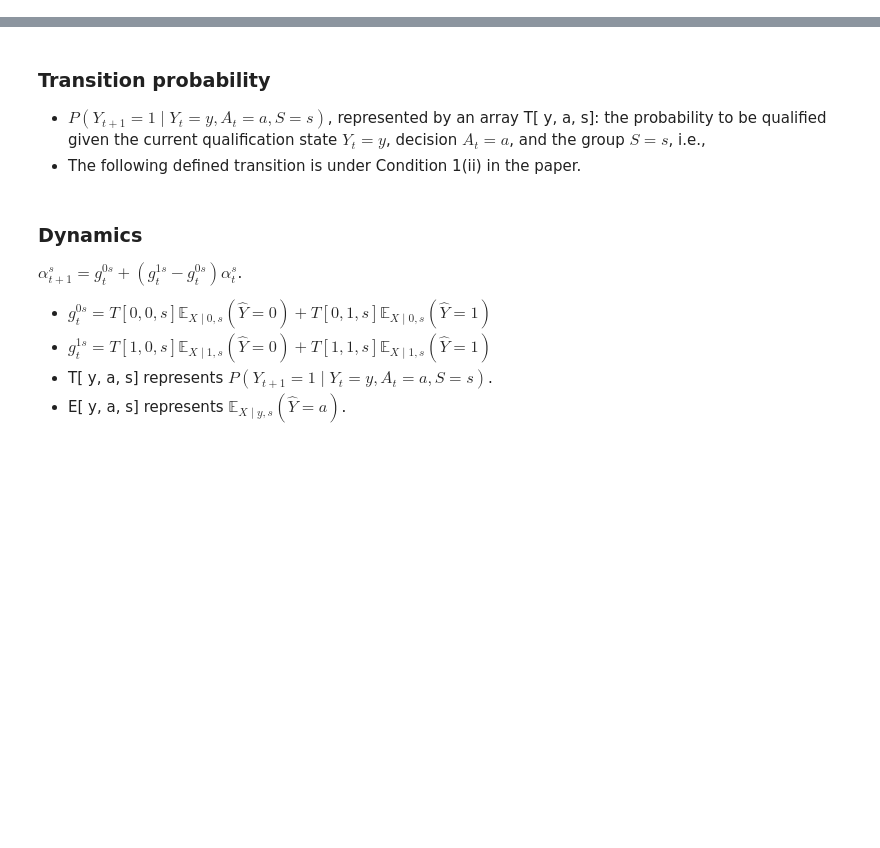
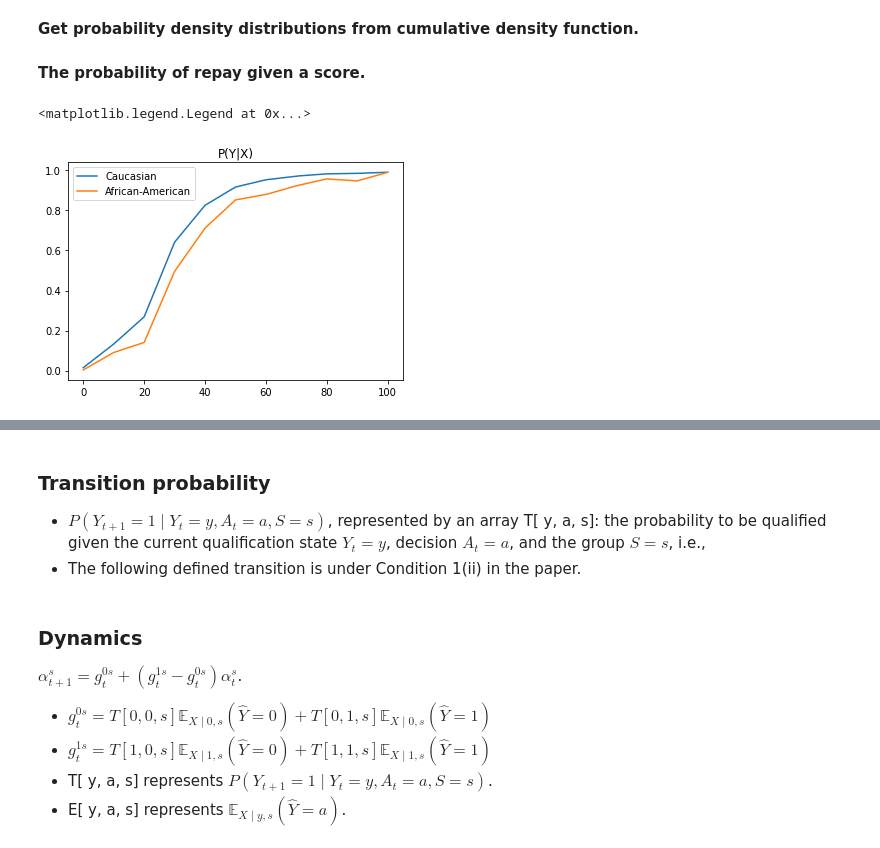
Before and after one commit to TURuibo/long-term-impact-of-fairness-constraints, a Jupyter notebook: notebooks/long_term_impact_analysis__FICO_equilibrium.ipynb, the cells around one changed output, grey strips where cells are left out. Drawn from its saved outputs; the diff is of its cells as text; code cells hidden in the pictures; blank space fills up the shorter version.

```diff
--- a/notebooks/COMPAS_dynamics.ipynb
+++ b/notebooks/long_term_impact_analysis__FICO_equilibrium.ipynb
@@ -16,0 +16,15 @@ subgroups_indices = get_lable_group_index(X, y, sensitive_features)
+# %%
+DATA_DIR = '../data/'
+file_name = ['transrisk_performance_by_race_ssa.csv','transrisk_cdf_by_race_ssa.csv','totals.csv']
+df_repay = pd.read_csv(DATA_DIR + file_name[0])
+df_cdf = pd.read_csv(DATA_DIR + file_name[1])
+df_dm_ratio = pd.read_csv(DATA_DIR + file_name[2])
+
+df_repay = df_repay.rename(columns={"Non- Hispanic white": "Caucasian", "Black": "African-American", "Hispanic":"Hispanic", "Asian":"Asian"})
+df_cdf = df_cdf.rename(columns={"Non- Hispanic white": "Caucasian", "Black": "African-American", "Hispanic":"Hispanic", "Asian":"Asian"})
+df_dm_ratio = df_dm_ratio.rename(columns={"Non- Hispanic white": "Caucasian", "Black": "African-American", "Hispanic":"Hispanic", "Asian":"Asian"})
+
+df_cdf.iloc[:,1:] = df_cdf.iloc[:,1:]/100.0
+df_repay.iloc[:,1:] = (100-df_repay.iloc[:,1:])/100.0
+# %% [markdown]
+**Get probability density distributions from cumulative density function.**
@@ -16,0 +37,11 @@ subgroups_indices = get_lable_group_index(X, y, sensitive_features)
+# %% [markdown]
+**The probability of repay given a score.**
+# %%
+
+plt.plot(df_repay["Score"],df_repay.iloc[:,1],label='Caucasian')
+plt.plot(df_repay["Score"],df_repay.iloc[:,2],label='African-American')
+plt.title("P(Y|X)")
+plt.legend()
+# %% [output]
+<matplotlib.legend.Legend at 0x...>
+[figure, added]
```
Also changed, not shown: parts of 19 cells of this notebook, 6 other files.
